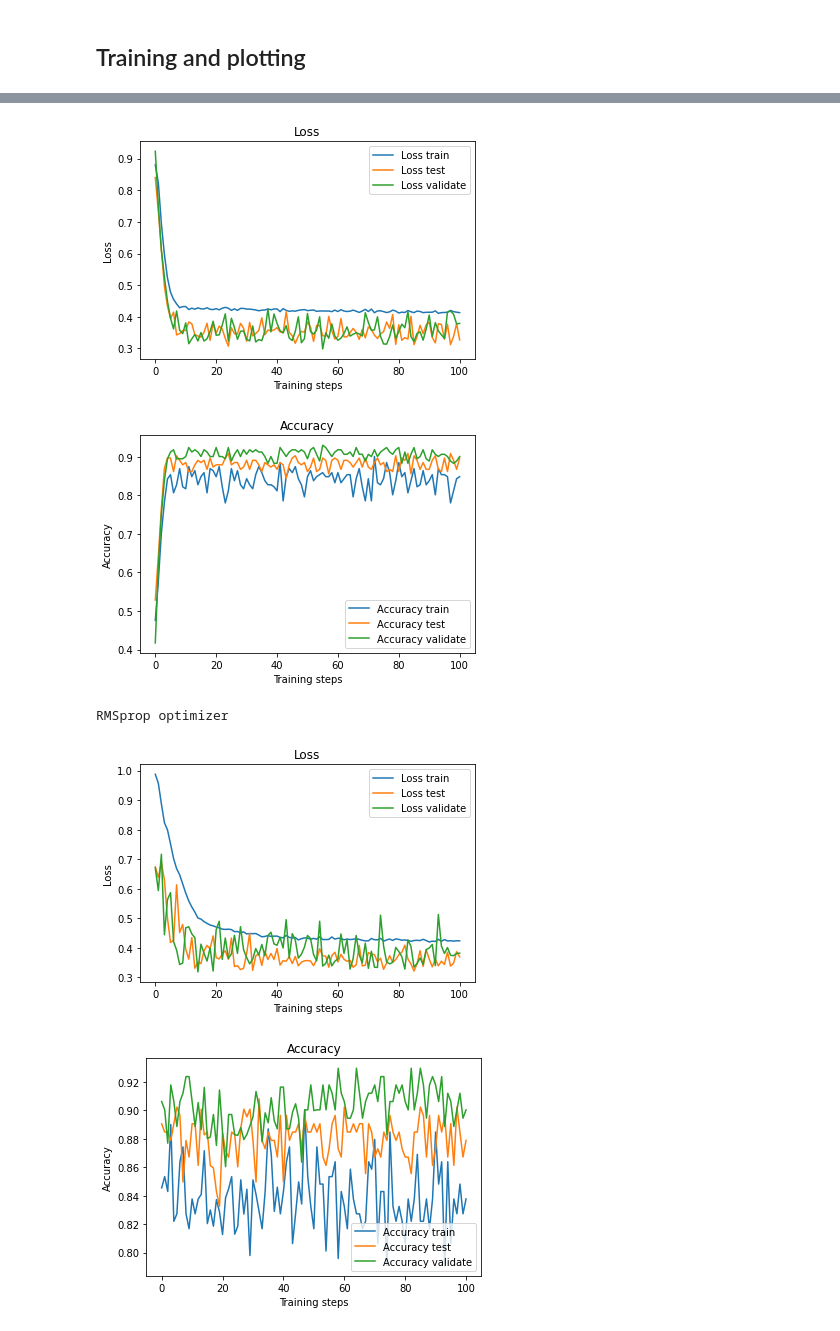
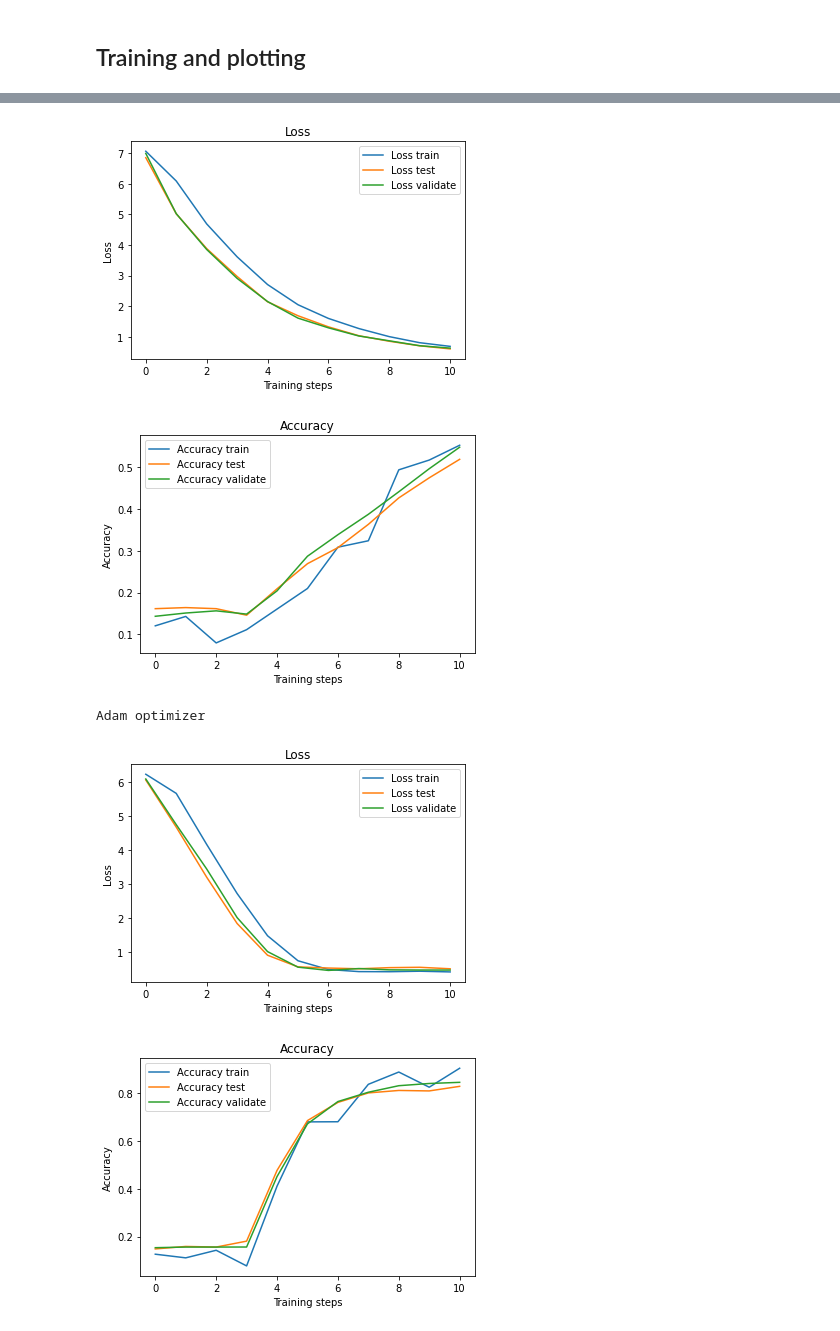
Before and after one commit to pvondrlik/IANNWTF_Group_14_Submissions, a Jupyter notebook: Homework_04/homework_04_wine_quality.ipynb, the cells around one changed output, grey strips where cells are left out. Drawn from its saved outputs; the diff is of its cells as text; code cells hidden in the pictures.

```diff
--- a/Homework_04/homework_04_wine_quality.ipynb
+++ b/Homework_04/homework_04_wine_quality.ipynb
@@ -119,10 +119,10 @@ def prepare_dataset(dataset, threshold):
     dataset = dataset.shuffle(1599)
 
     # apply batching
-    dataset = dataset.batch(256)
+    dataset = dataset.batch(128)
 
     # prefetch data
-    dataset = dataset.prefetch(256)
+    dataset = dataset.prefetch(128)
 
     #return preprocessed dataset
     return dataset
@@ -173,12 +173,12 @@ val_dataset = prepare_dataset(val_ds, threshold)
 ## Training and plotting
 # %%
 ### Hyperparameters
-num_epochs = 100
-learning_rate = 0.0001
+num_epochs = 10
+learning_rate = 0.0002
 
 # Initialize the optimizers: SGD, Adam, RMSprop
-optimizers = [tf.keras.optimizers.SGD(learning_rate), tf.keras.optimizers.Adam(learning_rate), tf.keras.optimizers.RMSprop(learning_rate)]
-opt_labels = ["SGD", "Adam", "RMSprop"]
+optimizers = [tf.keras.optimizers.SGD(learning_rate), tf.keras.optimizers.RMSprop(learning_rate) , tf.keras.optimizers.Adam(learning_rate) ]
+opt_labels = ["SGD", "RMSprop" , "Adam"]
 label = 0
 
 for opt in optimizers:
@@ -257,5 +257,5 @@ Adam optimizer
-[figure, old version]
+[figure, new version]
-[figure, old version]
+[figure, new version]
-RMSprop optimizer
+Adam optimizer
-[figure, old version]
+[figure, new version]
-[figure, old version]
+[figure, new version]
```
Also changed, not shown: parts of 1 cell of this notebook.
